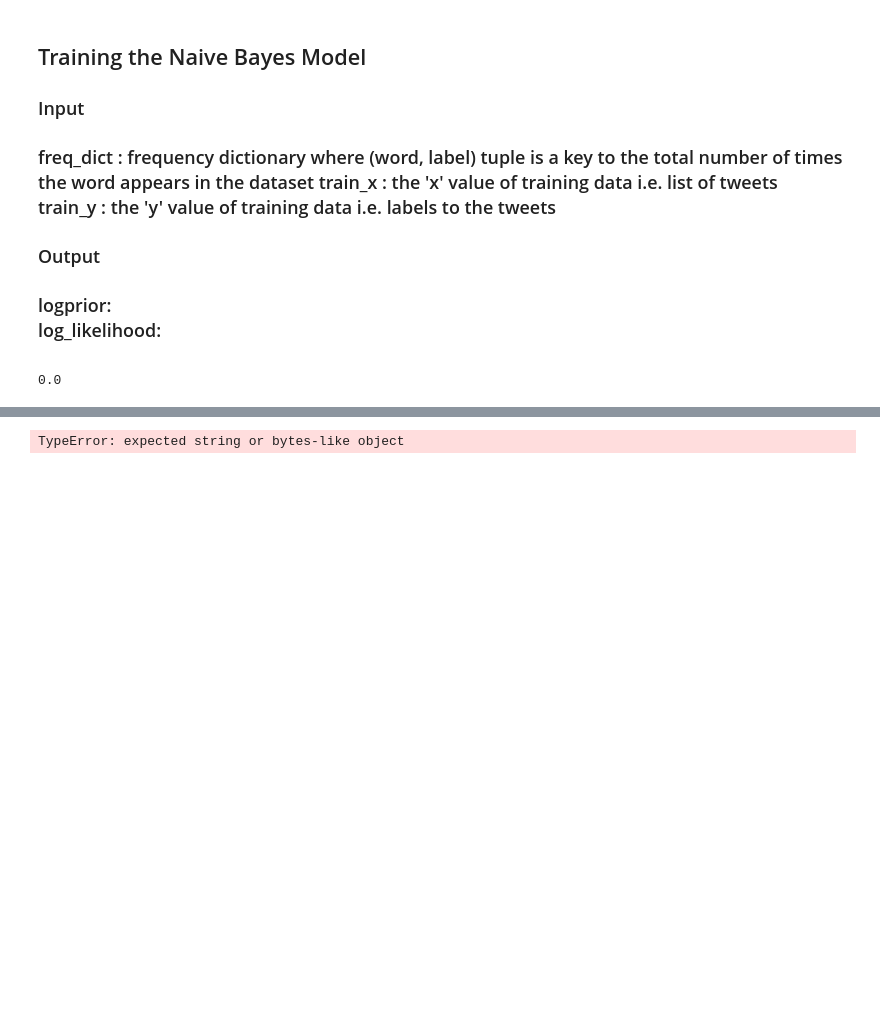
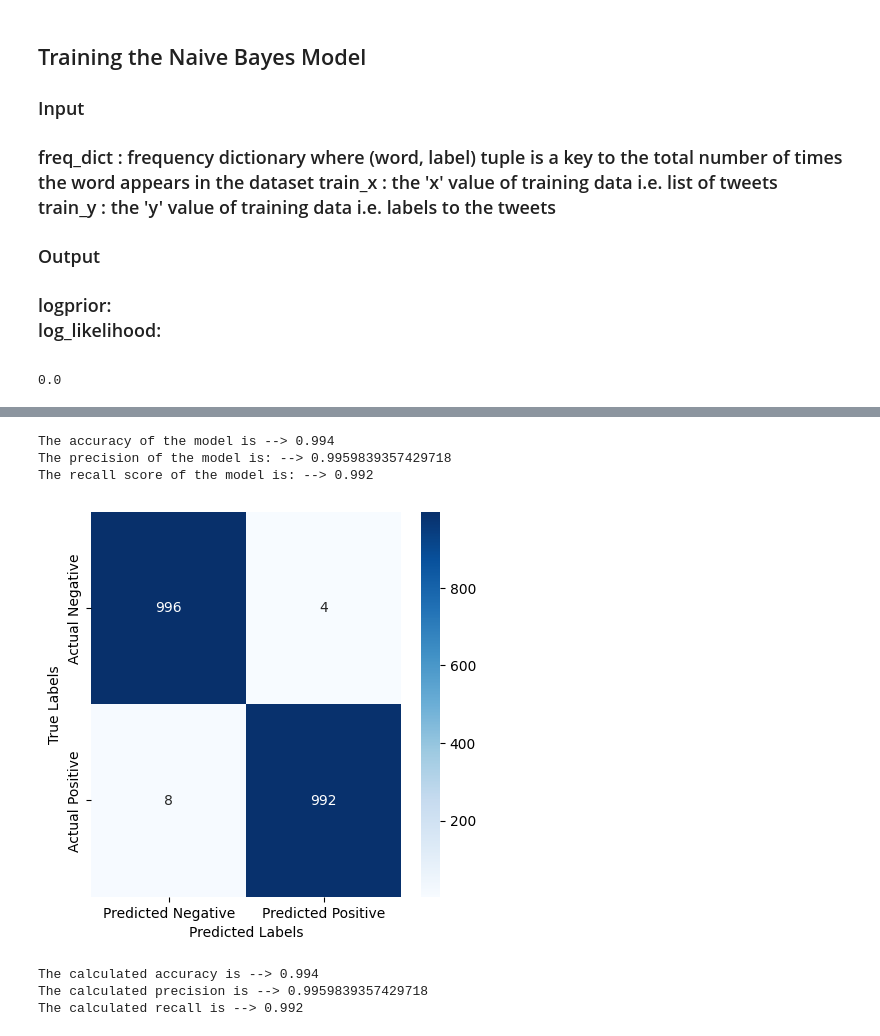
Before and after one commit to iambikash378/Naive-Bayes-Project, a Jupyter notebook: sentiment_analysis.ipynb, the cells around one changed output, grey strips where cells are left out. Saved outputs shown, nothing was run; the diff lists cells and outputs as text; code cells hidden in the pictures; blank space fills up the shorter version.

Commit message:
confusion matrix and all

```diff
--- a/sentiment_analysis.ipynb
+++ b/sentiment_analysis.ipynb
@@ -277,9 +277,9 @@ def predict(tweet, logprior, loglikelihood):
             p+= loglikelihood[word]
 
     if p>0:
-        p = 1
+        p = 1.0
     else:
-        p = 0
+        p = 0.0
 
     return p
 # %%
@@ -317,0 +319,6 @@ from sklearn.metrics import accuracy_score, precision_score, recall_score
+# %%
+y_pred = np.zeros(len(test_y))
+
+for index, tweet in enumerate(test_x):
+    predicted_y = predict(tweet, logprior, loglikelihood)
+    y_pred[index] = predicted_y
@@ -318,12 +329,12 @@ from sklearn.metrics import accuracy_score, precision_score, recall_score
 # %%
-
-
-for tweet in test_x:
-    y_pred = predict(test_x, logprior, loglikelihood)
-
-
 accuracy = accuracy_score(test_y, y_pred)
 precision = precision_score(test_y,y_pred,average = 'binary')
 recall = recall_score(test_y,y_pred,average = 'binary')
-# %% [output]
-TypeError: expected string or bytes-like object
+# %%
+print(f"The accuracy of the model is --> {accuracy}")
+print(f"The precision of the model is: --> {precision}")
+print(f"The recall score of the model is: --> {recall}")
+# %% [output]
+The accuracy of the model is --> 0.994
+The precision of the model is: --> 0.9959839357429718
+The recall score of the model is: --> 0.992
@@ -329,0 +344,26 @@ TypeError: expected string or bytes-like object
+# %%
+#Creating a confusion matrix
+
+cm = confusion_matrix(test_y, y_pred)
+plt.figure(figsize = (5,5))
+sns.heatmap(cm, annot= True, fmt = 'd', cmap ='Blues',xticklabels=['Predicted Negative','Predicted Positive'], yticklabels=['Actual Negative','Actual Positive'])
+plt.xlabel("Predicted Labels")
+plt.ylabel("True Labels")
+plt.show()
+# %% [output]
+[figure, added]
+# %%
+#Cross Checking Evaluation Metrics through the Confusion Matrix
+
+calculated_accuracy = (cm[0][0]+ cm[1][1]) / (len(test_y))
+print(f'The calculated accuracy is --> {calculated_accuracy}')
+
+calculated_precision = ((cm[1][1]) / (cm[1][1] + cm[0][1] ))
+print(f'The calculated precision is --> {calculated_precision}')
+
+calculated_recall = (cm[1][1]/(cm[1][1]+cm[1][0]))
+print(f'The calculated recall is --> {calculated_recall}')
+# %% [output]
+The calculated accuracy is --> 0.994
+The calculated precision is --> 0.9959839357429718
+The calculated recall is --> 0.992
```
Also changed, not shown: parts of 4 cells of this notebook.
